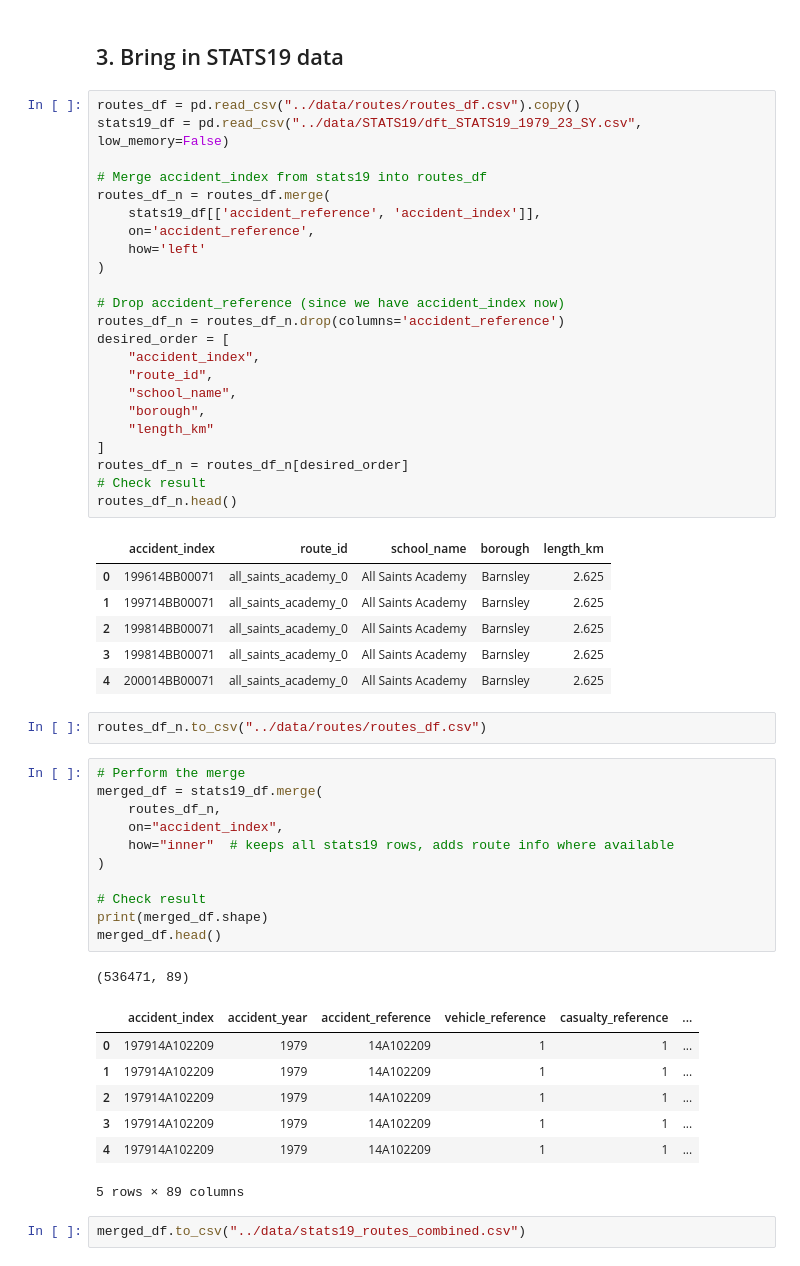
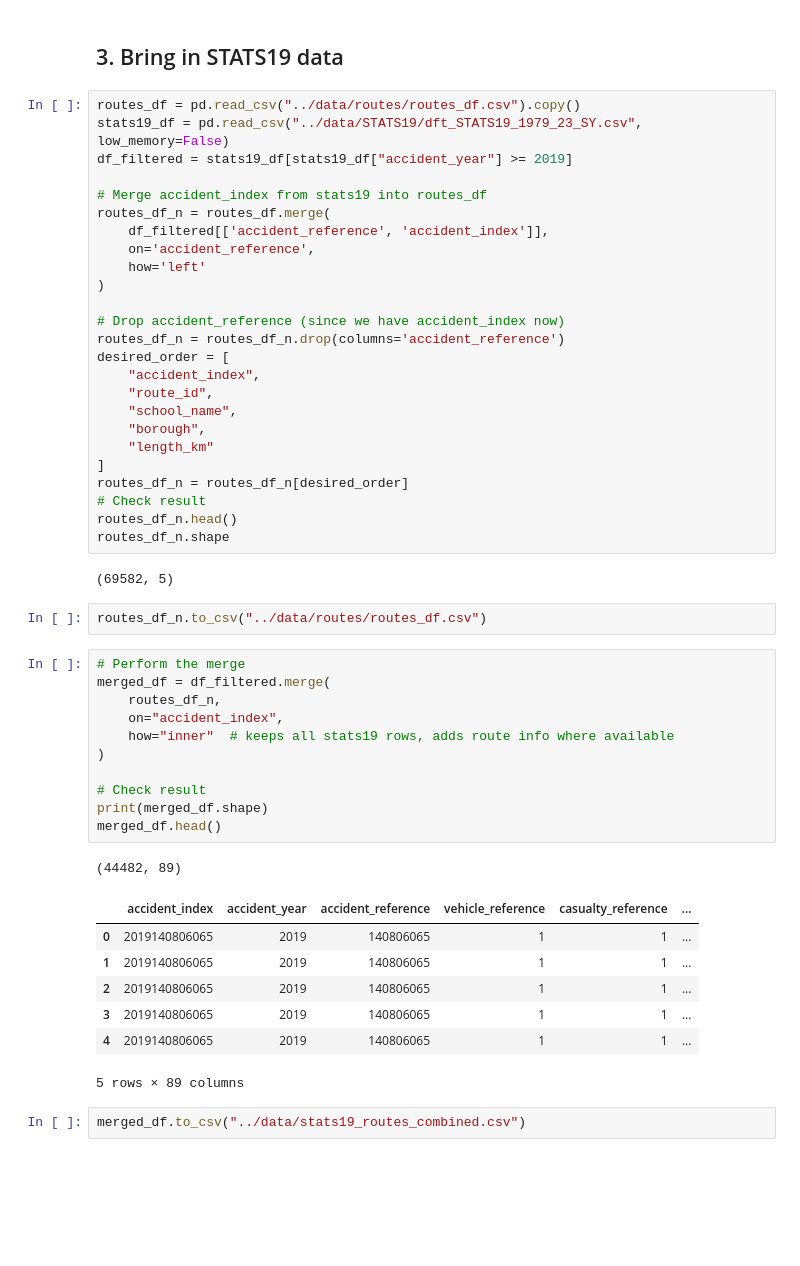
Before and after one commit to KhushiSharma0/STATS19_route_risk_analysis, a Jupyter notebook: notebooks/04 - Prepare Routes Data & Combine with STATS19.ipynb, the cells around one changed output. Cells and saved outputs as stored; diff of their text form; blank space fills up the shorter version.

```diff
--- a/notebooks/04 - Prepare Routes Data & Combine with STATS19.ipynb
+++ b/notebooks/04 - Prepare Routes Data & Combine with STATS19.ipynb
@@ -98,10 +114,11 @@ The large number of duplicate accidet_references is not a problem, as its most l
 # %%
 routes_df = pd.read_csv("../data/routes/routes_df.csv").copy()
 stats19_df = pd.read_csv("../data/STATS19/dft_STATS19_1979_23_SY.csv", low_memory=False)
+df_filtered = stats19_df[stats19_df["accident_year"] >= 2019]
 
 # Merge accident_index from stats19 into routes_df
 routes_df_n = routes_df.merge(
-    stats19_df[['accident_reference', 'accident_index']],
+    df_filtered[['accident_reference', 'accident_index']],
     on='accident_reference',
     how='left'
 )
@@ -118,34 +135,30 @@ desired_order = [
 routes_df_n = routes_df_n[desired_order]
 # Check result
 routes_df_n.head()
+routes_df_n.shape
 # %% [output]
-|  | accident_index | route_id | school_name | borough | length_km |
-| 0 | 199614BB00071 | all_saints_academy_0 | All Saints Academy | Barnsley | 2.625 |
-| 1 | 199714BB00071 | all_saints_academy_0 | All Saints Academy | Barnsley | 2.625 |
-| 2 | 199814BB00071 | all_saints_academy_0 | All Saints Academy | Barnsley | 2.625 |
-| 3 | 199814BB00071 | all_saints_academy_0 | All Saints Academy | Barnsley | 2.625 |
-| 4 | 200014BB00071 | all_saints_academy_0 | All Saints Academy | Barnsley | 2.625 |
+(69582, 5)
 # %%
 routes_df_n.to_csv("../data/routes/routes_df.csv")
 # %%
 # Perform the merge
-merged_df = stats19_df.merge(
+merged_df = df_filtered.merge(
     routes_df_n,
     on="accident_index",
     how="inner"  # keeps all stats19 rows, adds route info where available
 )
 
 # Check result
 print(merged_df.shape)
 merged_df.head()
 # %% [output]
-(536471, 89)
+(44482, 89)
 |  | accident_index | accident_year | accident_reference | vehicle_reference | casualty_reference | ... |
-| 0 | 197914A102209 | 1979 | 14A102209 | 1 | 1 | ... |
-| 1 | 197914A102209 | 1979 | 14A102209 | 1 | 1 | ... |
-| 2 | 197914A102209 | 1979 | 14A102209 | 1 | 1 | ... |
-| 3 | 197914A102209 | 1979 | 14A102209 | 1 | 1 | ... |
-| 4 | 197914A102209 | 1979 | 14A102209 | 1 | 1 | ... |
+| 0 | 2019140806065 | 2019 | 140806065 | 1 | 1 | ... |
+| 1 | 2019140806065 | 2019 | 140806065 | 1 | 1 | ... |
+| 2 | 2019140806065 | 2019 | 140806065 | 1 | 1 | ... |
+| 3 | 2019140806065 | 2019 | 140806065 | 1 | 1 | ... |
+| 4 | 2019140806065 | 2019 | 140806065 | 1 | 1 | ... |
 5 rows × 89 columns
 # %%
 merged_df.to_csv("../data/stats19_routes_combined.csv")
```
Also changed, not shown: parts of 6 cells of this notebook, 22 other files.
